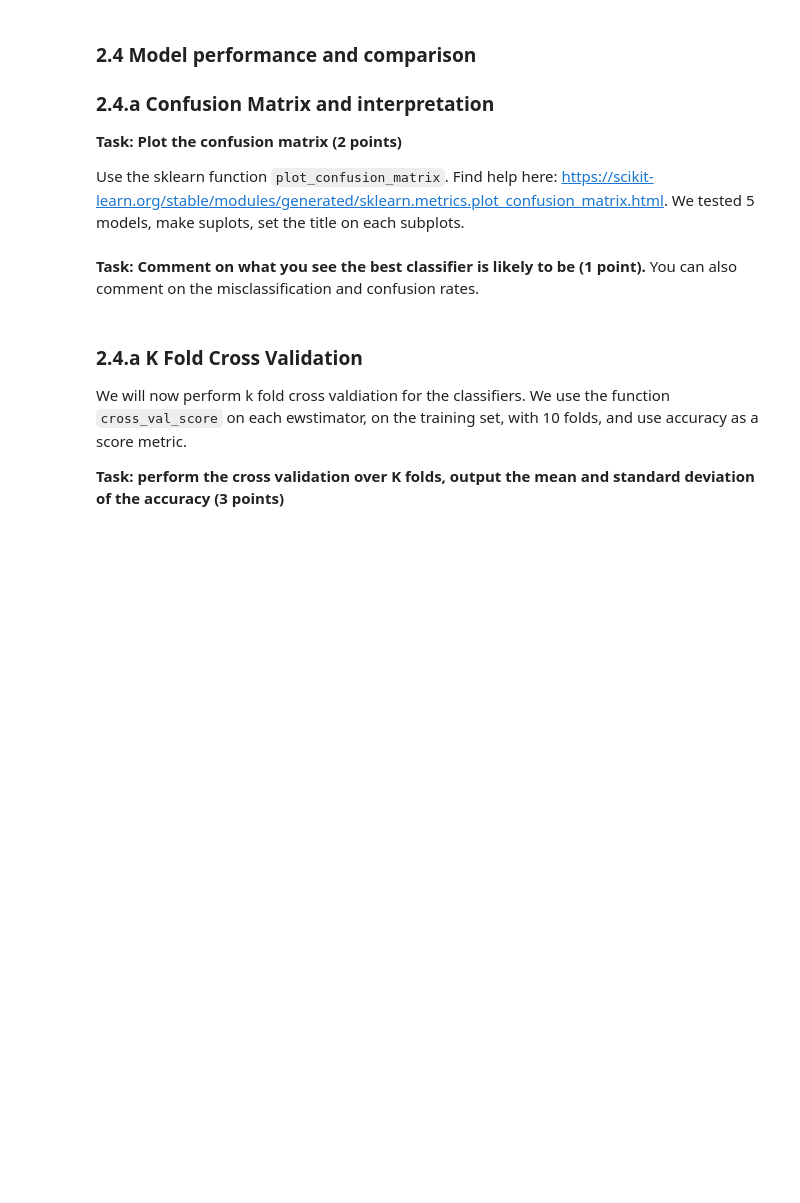
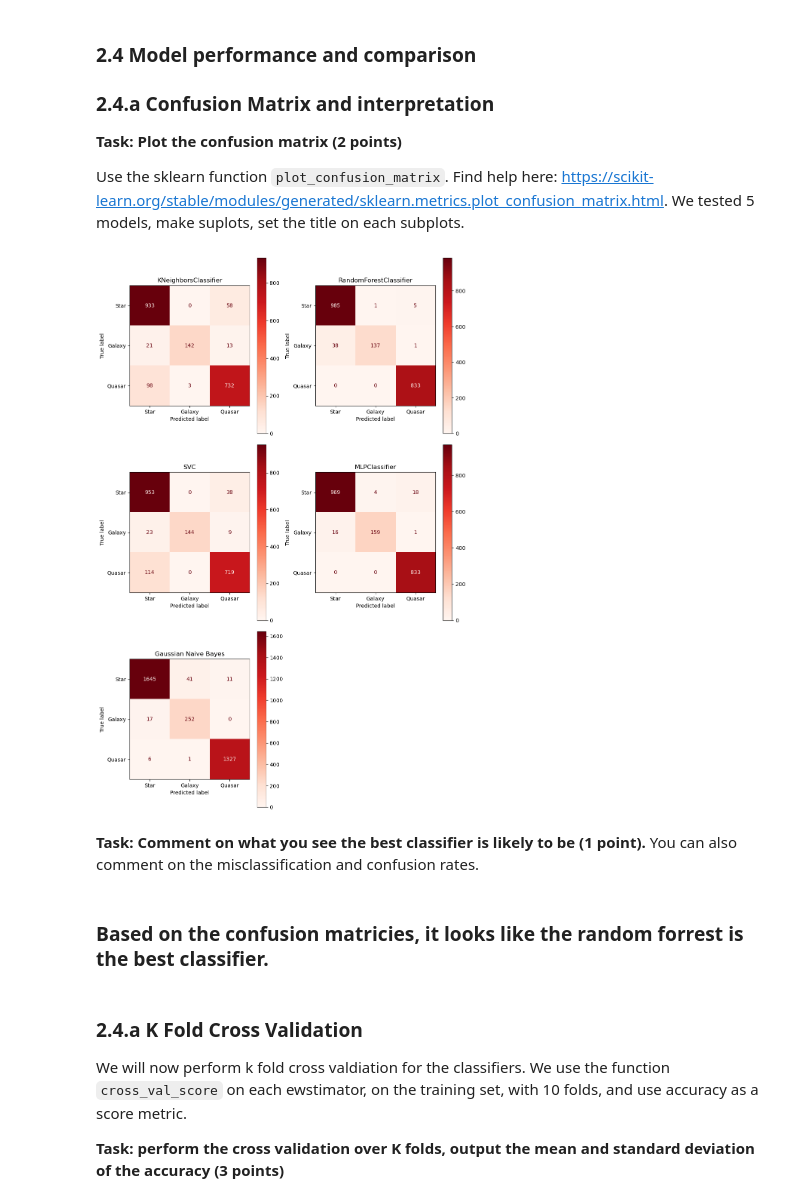
Before and after one commit to UW-ESS-DS/MLGEO2022_aodhan, a Jupyter notebook: homework7.ipynb, the cells around one changed output. Saved outputs shown, nothing was run; the diff lists cells and outputs as text; code cells hidden in the pictures; blank space fills up the shorter version.

```diff
--- a/homework7.ipynb
+++ b/homework7.ipynb
@@ -639,5 +639,35 @@ Use the sklearn function ``plot_confusion_matrix``. Find help here: https://scik
+# %%
+# plot the confusion matrix
+# following examples from: https://stackoverflow.com/questions/61016110/plot-multiple-confusion-matrices-with-plot-confusion-matrix
+# set up the subplots
+fig, axes = plt.subplots(nrows=3, ncols=2, figsize=(10,15))
+
+# create an array of classifiers, leaving out naive bayes because of rescaled data
+classifiers = [neighbors, clf, svc, MPLC]
+
+# itterate over classifiers and plot
+for cls, ax in zip(classifiers, axes.flatten()):
+    plot_confusion_matrix(cls,
+                          test_X,
+                          test_y,
+                          ax=ax,
+                          cmap='Reds',
+                         display_labels=label_name)
+    ax.title.set_text(type(cls).__name__)
+
+# indivisually plot the naive bayes example
+final_ax = axes.flatten()[4]
+plot_confusion_matrix(gnb, X_test_gnb, y_test_gnb, ax=final_ax, cmap='Reds',
+                      display_labels=label_name)
+final_ax.title.set_text('Gaussian Naive Bayes')
+fig.delaxes(axes[2,1])
+plt.tight_layout()
+# %% [output]
+[figure, added]
 # %% [markdown]
 **Task: Comment on what you see the best classifier is likely to be (1 point).** You can also comment on the misclassification and confusion rates.
+# %% [markdown]
+### Based on the confusion matricies, it looks like the random forrest is the best classifier.
 # %% [markdown]
 ### 2.4.a K Fold Cross Validation
 We will now perform k fold cross valdiation for the classifiers. We use the function ``cross_val_score`` on each ewstimator, on the training set, with 10 folds, and use accuracy as a score metric.
```
Also changed, not shown: parts of 18 cells of this notebook.
